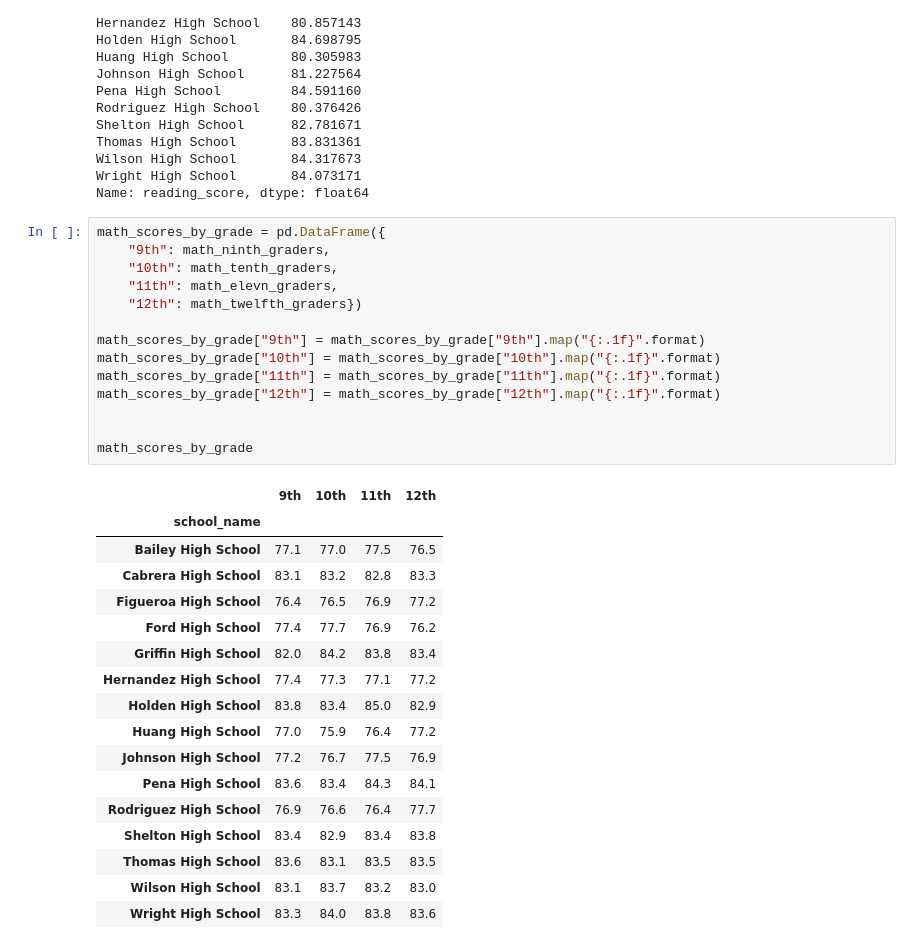
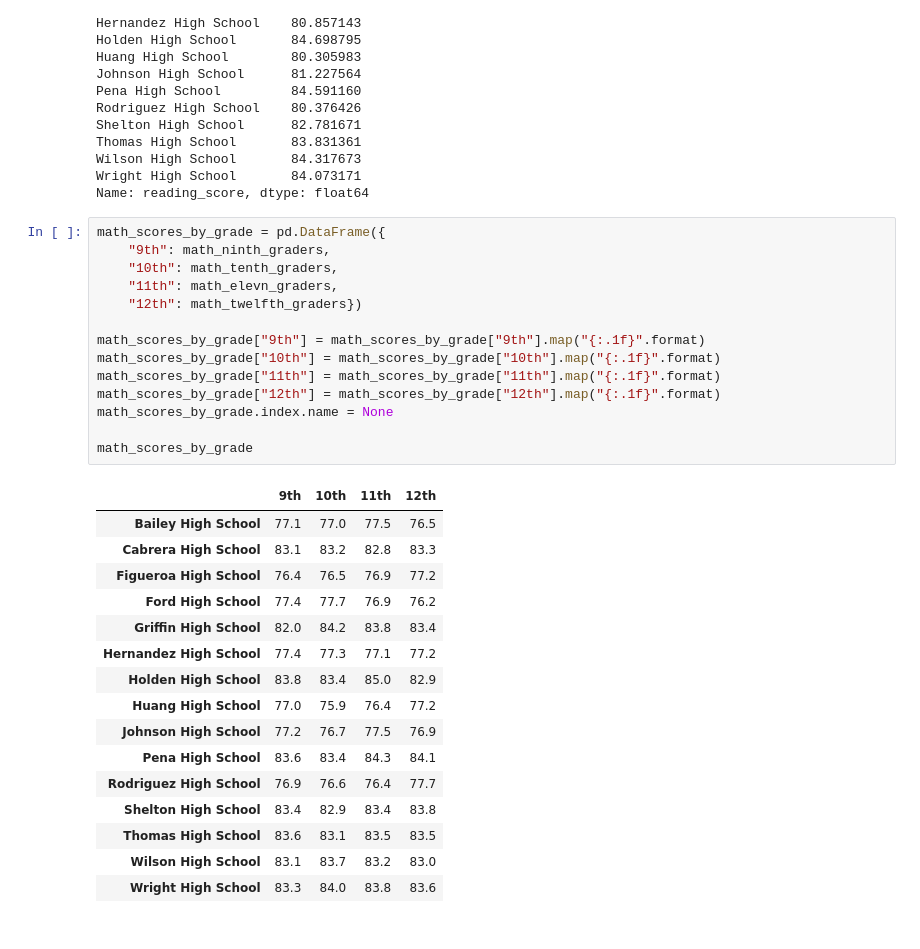
Before and after one commit to danielurdaneta/School_District_Analysis, a Jupyter notebook: PyCitySchools.ipynb, the cells around one changed output. Cells and saved outputs as stored; diff of their text form.

Commit message:
School Summary Updated

```diff
--- a/PyCitySchools.ipynb
+++ b/PyCitySchools.ipynb
@@ -199,20 +200,19 @@ Name: reading_score, dtype: float64
 # %%
 math_scores_by_grade = pd.DataFrame({
     "9th": math_ninth_graders,
     "10th": math_tenth_graders,
     "11th": math_elevn_graders,
     "12th": math_twelfth_graders})
 
 math_scores_by_grade["9th"] = math_scores_by_grade["9th"].map("{:.1f}".format)
 math_scores_by_grade["10th"] = math_scores_by_grade["10th"].map("{:.1f}".format)
 math_scores_by_grade["11th"] = math_scores_by_grade["11th"].map("{:.1f}".format)
 math_scores_by_grade["12th"] = math_scores_by_grade["12th"].map("{:.1f}".format)
-
+math_scores_by_grade.index.name = None
 
 math_scores_by_grade
 # %% [output]
 |  | 9th | 10th | 11th | 12th |
-| school_name |  |  |  |  |
 | Bailey High School | 77.1 | 77.0 | 77.5 | 76.5 |
 | Cabrera High School | 83.1 | 83.2 | 82.8 | 83.3 |
 | Figueroa High School | 76.4 | 76.5 | 76.9 | 77.2 |
```
Also changed, not shown: parts of 4 cells of this notebook.
